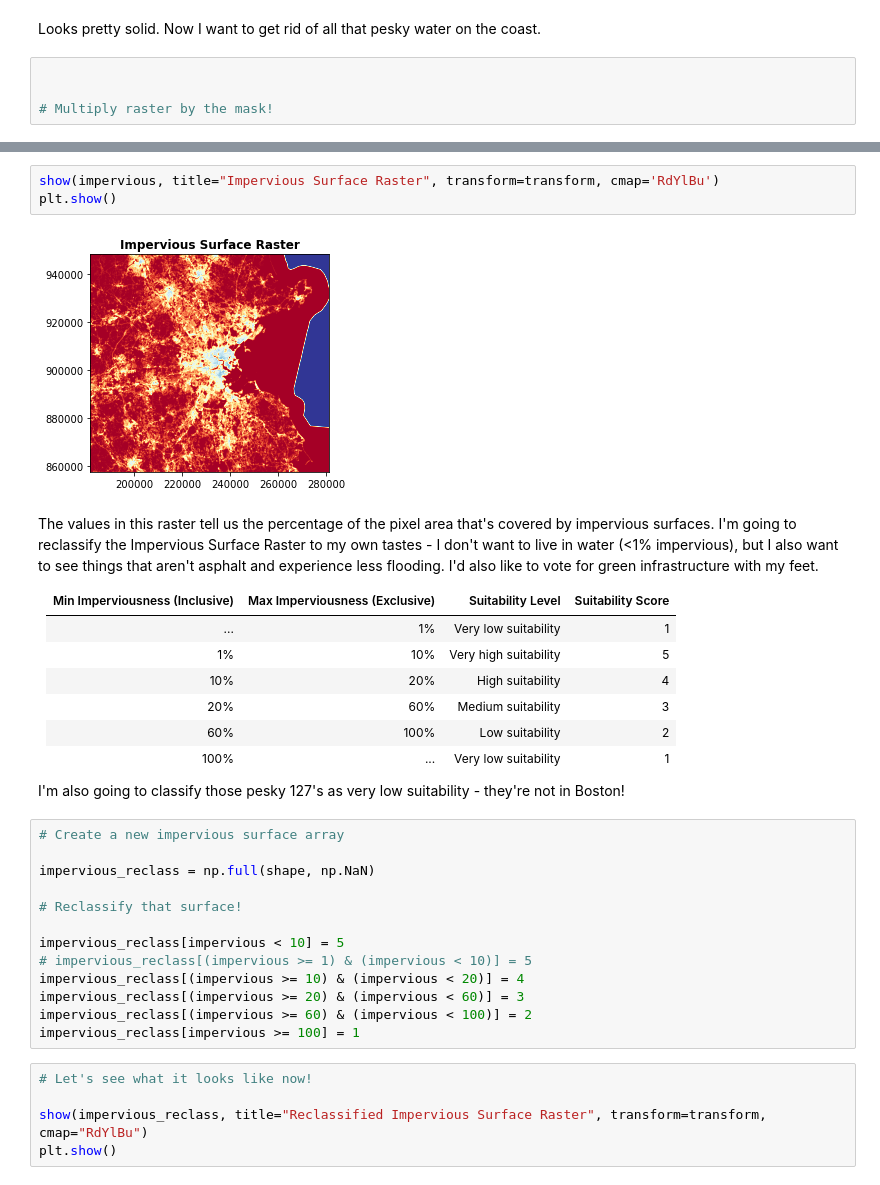
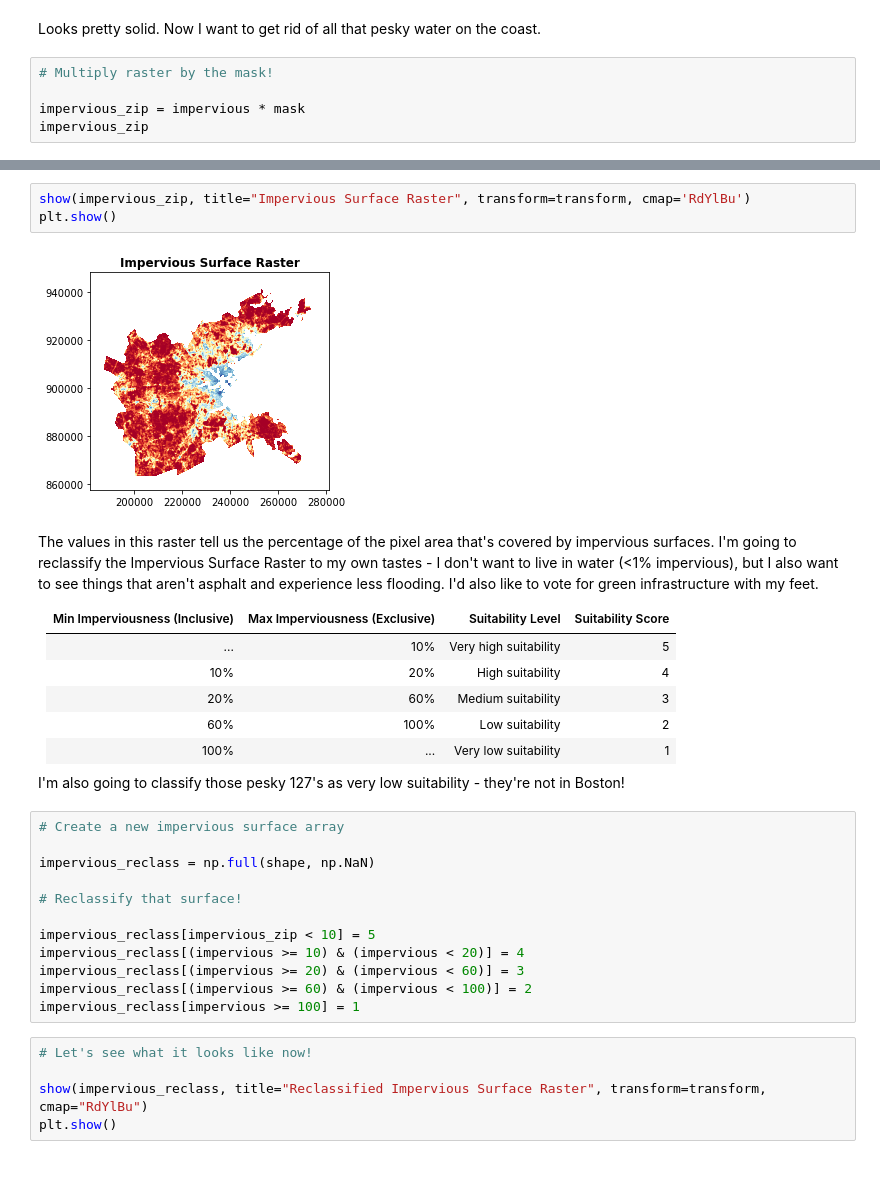
Before and after one commit to krowe42/FinalProject-LivingDecisions, a Jupyter notebook: Rowe-LivingDecisions.ipynb, the cells around one changed output, grey strips where cells are left out. Saved outputs shown, nothing was run; the diff lists cells and outputs as text.

Commit message:
Masked Impervious Surface raster

```diff
--- a/Rowe-LivingDecisions.ipynb
+++ b/Rowe-LivingDecisions.ipynb
@@ -176,6 +176,7 @@ array([[  0,   0,   0, ..., 127, 127, 127],
 # %% [markdown]
 Looks pretty solid. Now I want to get rid of all that pesky water on the coast.
 # %%
+# Multiply raster by the mask!
 
-
-# Multiply raster by the mask!
+impervious_zip = impervious * mask
+impervious_zip
@@ -182,15 +191,14 @@ Looks pretty solid. Now I want to get rid of all that pesky water on the coast.
 # %%
-show(impervious, title="Impervious Surface Raster", transform=transform, cmap='RdYlBu')
+show(impervious_zip, title="Impervious Surface Raster", transform=transform, cmap='RdYlBu')
 plt.show()
 # %% [output]
-[figure, old version]
+[figure, new version]
 # %% [markdown]
 The values in this raster tell us the percentage of the pixel area that's covered by impervious surfaces. I'm going to reclassify the Impervious Surface Raster to my own tastes - I don't want to live in water (<1% impervious), but I also want to see things that aren't asphalt and experience less flooding. I'd also like to vote for green infrastructure with my feet.
 
 | Min Imperviousness (Inclusive) | Max Imperviousness (Exclusive) |   Suitability Level   | Suitability Score |
 | :----------------------------: | :----------------------------: | :-------------------: | :---------------: |
-|              ...               |                1%              | Very low suitability  |          1        |
-|               1%               |                10%             | Very high suitability |          5        |
+|               ...              |                10%             | Very high suitability |          5        |
 |               10%              |                20%             |    High suitability   |          4        |
 |               20%              |                60%             |   Medium suitability  |          3        |
 |               60%              |                100%            |    Low suitability    |          2        |
@@ -204,8 +212,7 @@ impervious_reclass = np.full(shape, np.NaN)
 
 # Reclassify that surface!
 
-impervious_reclass[impervious < 10] = 5
-# impervious_reclass[(impervious >= 1) & (impervious < 10)] = 5
+impervious_reclass[impervious_zip < 10] = 5
 impervious_reclass[(impervious >= 10) & (impervious < 20)] = 4
 impervious_reclass[(impervious >= 20) & (impervious < 60)] = 3
 impervious_reclass[(impervious >= 60) & (impervious < 100)] = 2
```
Also changed, not shown: parts of 1 cell of this notebook.
